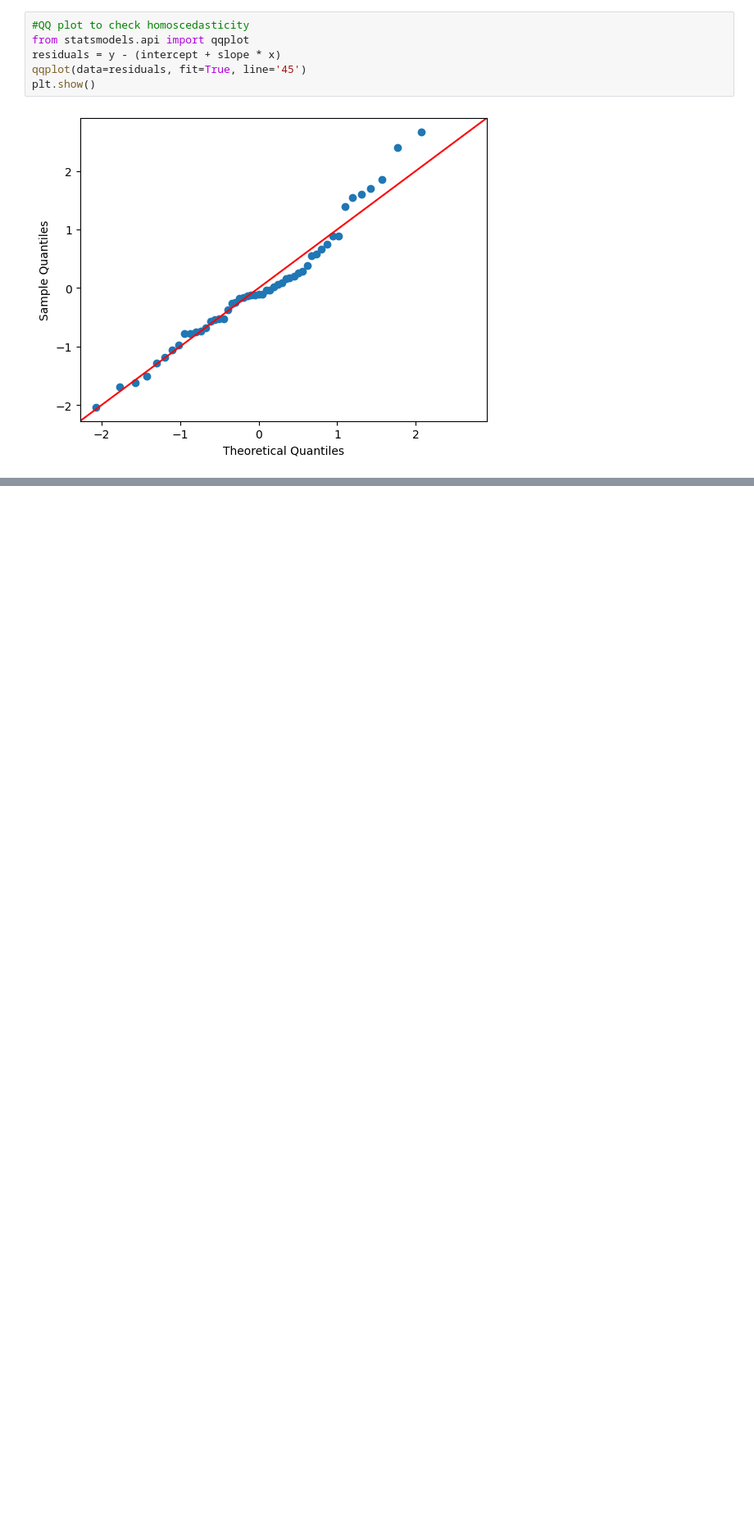
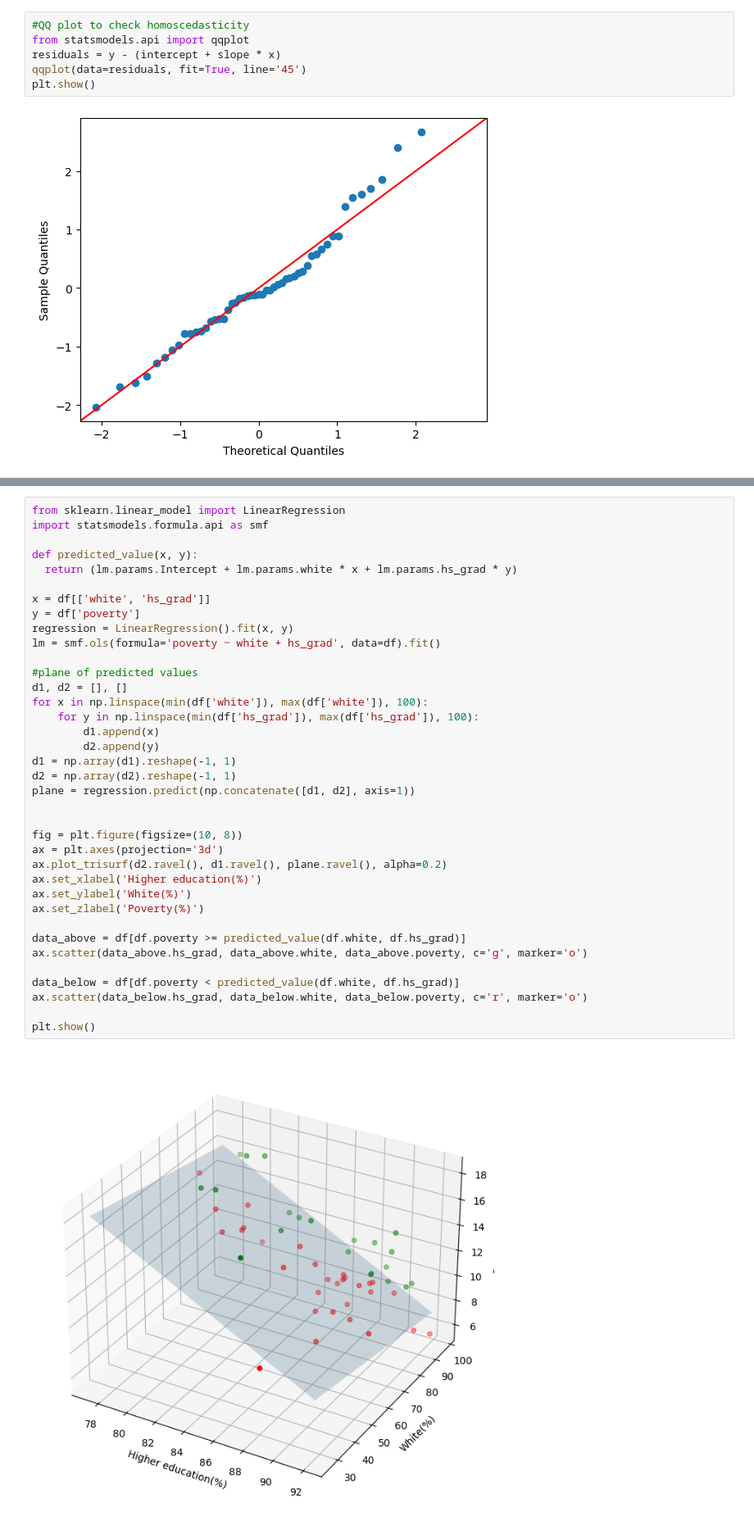
Before and after one commit to elizavetakotelnikova/Basic_statistics_projects, a Jupyter notebook: Linear_regression.ipynb, the cells around one changed output, grey strips where cells are left out. Shown at 82% size. Cells and saved outputs as stored; diff of their text form; blank space fills up the shorter version.

```diff
--- a/Linear_regression.ipynb
+++ b/Linear_regression.ipynb
@@ -76,0 +90,39 @@ We can make a conclusion, that in general homoscedascity is okay for this data a
+# %%
+from sklearn.linear_model import LinearRegression
+import statsmodels.formula.api as smf
+
+def predicted_value(x, y):
+  return (lm.params.Intercept + lm.params.white * x + lm.params.hs_grad * y)
+
+x = df[['white', 'hs_grad']]
+y = df['poverty']
+regression = LinearRegression().fit(x, y)
+lm = smf.ols(formula='poverty ~ white + hs_grad', data=df).fit()
+
+#plane of predicted values
+d1, d2 = [], []
+for x in np.linspace(min(df['white']), max(df['white']), 100):
+    for y in np.linspace(min(df['hs_grad']), max(df['hs_grad']), 100):
+        d1.append(x)
+        d2.append(y)
+d1 = np.array(d1).reshape(-1, 1)
+d2 = np.array(d2).reshape(-1, 1)
+plane = regression.predict(np.concatenate([d1, d2], axis=1))
+
+
+fig = plt.figure(figsize=(10, 8))
+ax = plt.axes(projection='3d')
+ax.plot_trisurf(d2.ravel(), d1.ravel(), plane.ravel(), alpha=0.2)
+ax.set_xlabel('Higher education(%)')
+ax.set_ylabel('White(%)')
+ax.set_zlabel('Poverty(%)')
+
+data_above = df[df.poverty >= predicted_value(df.white, df.hs_grad)]
+ax.scatter(data_above.hs_grad, data_above.white, data_above.poverty, c='g', marker='o')
+
+data_below = df[df.poverty < predicted_value(df.white, df.hs_grad)]
+ax.scatter(data_below.hs_grad, data_below.white, data_below.poverty, c='r', marker='o')
+
+plt.show()
+# %% [output]
+[figure, added]
```
Also changed, not shown: parts of 4 cells of this notebook.
